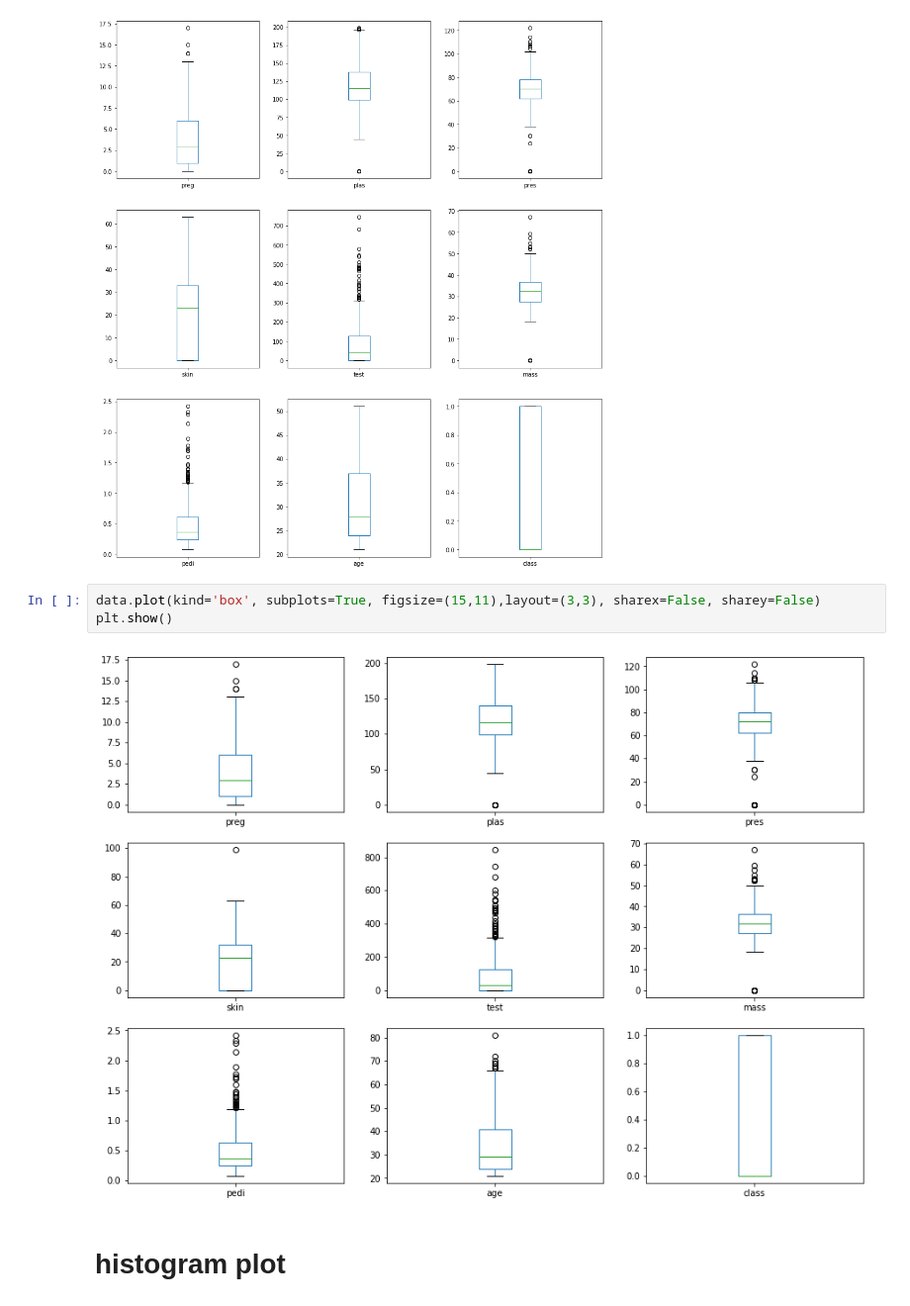
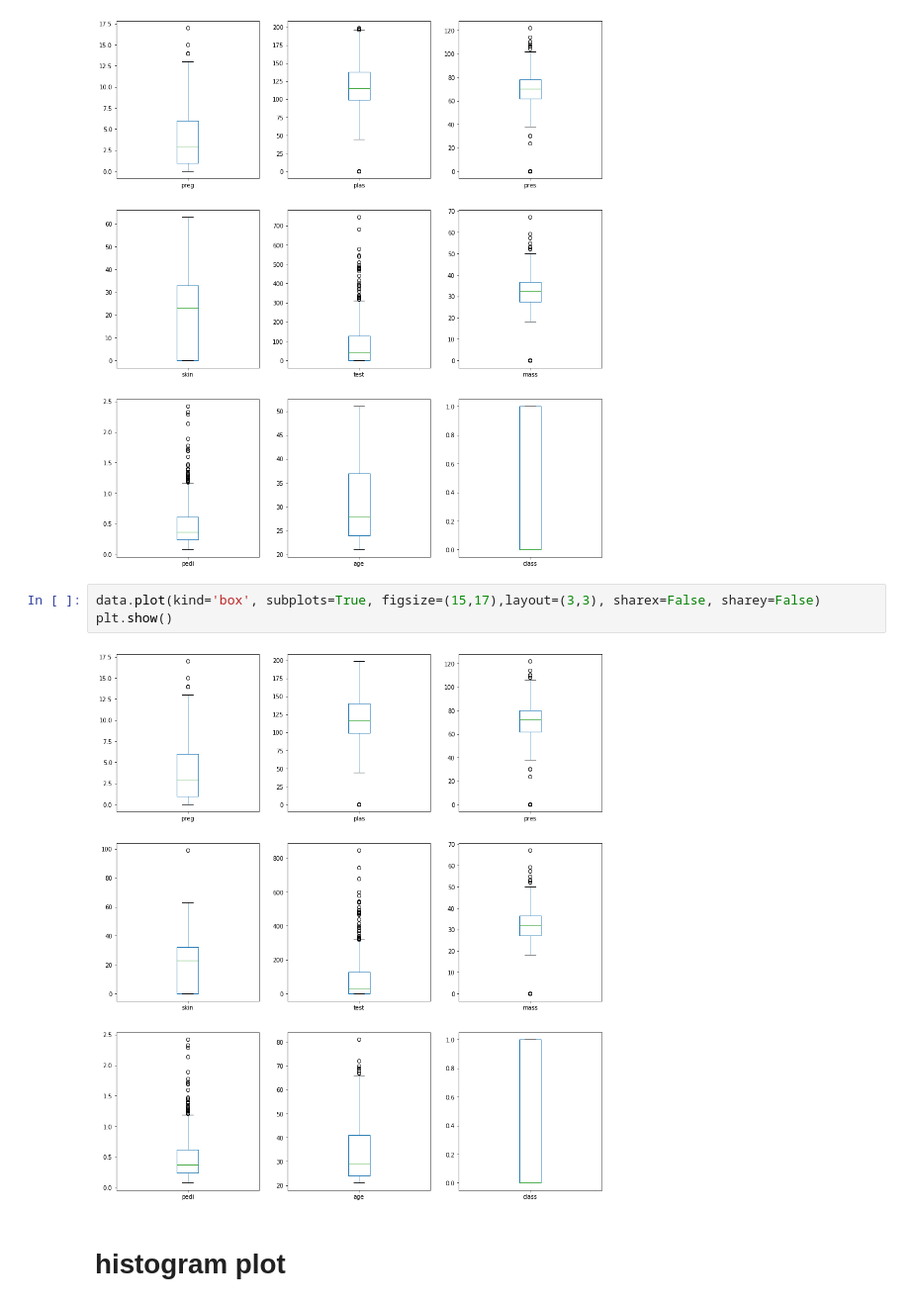
Before and after one commit to enuguru/DataScienceLevelOne, a Jupyter notebook: pydslevelone/data_visualization/plots.ipynb, the cells around one changed output. Shown at 99% size. Drawn from its saved outputs; the diff is of its cells as text.

```diff
--- a/pydslevelone/data_visualization/plots.ipynb
+++ b/pydslevelone/data_visualization/plots.ipynb
@@ -67,10 +67,10 @@ plt.show()
 # %% [output]
 [figure]
 # %%
-data.plot(kind='box', subplots=True, figsize=(15,11),layout=(3,3), sharex=False, sharey=False)
+data.plot(kind='box', subplots=True, figsize=(15,17),layout=(3,3), sharex=False, sharey=False)
 plt.show()
 # %% [output]
-[figure, old version]
+[figure, new version]
 # %% [markdown]
 # histogram plot
 # %%
```
Also changed, not shown: parts of 2 cells of this notebook, 11 other files.
